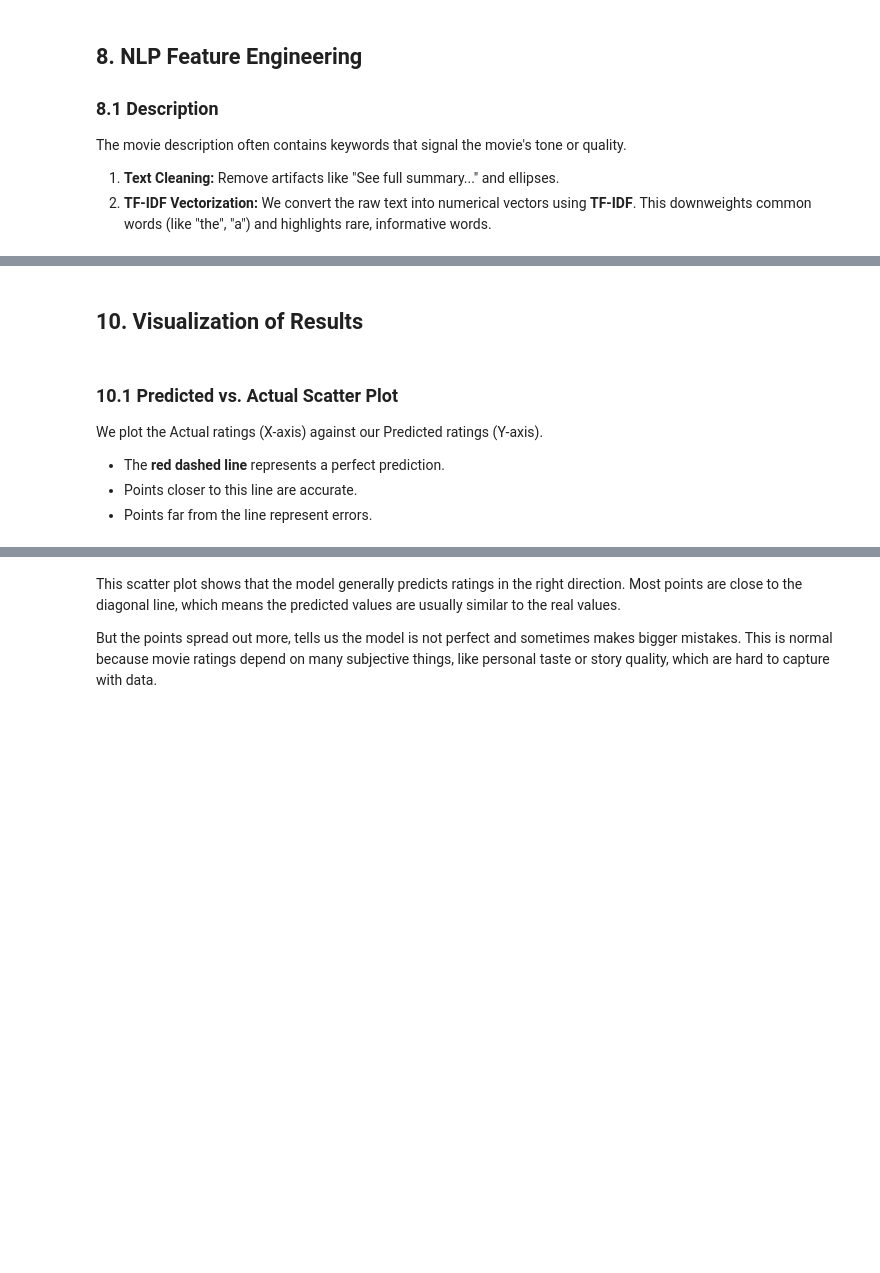
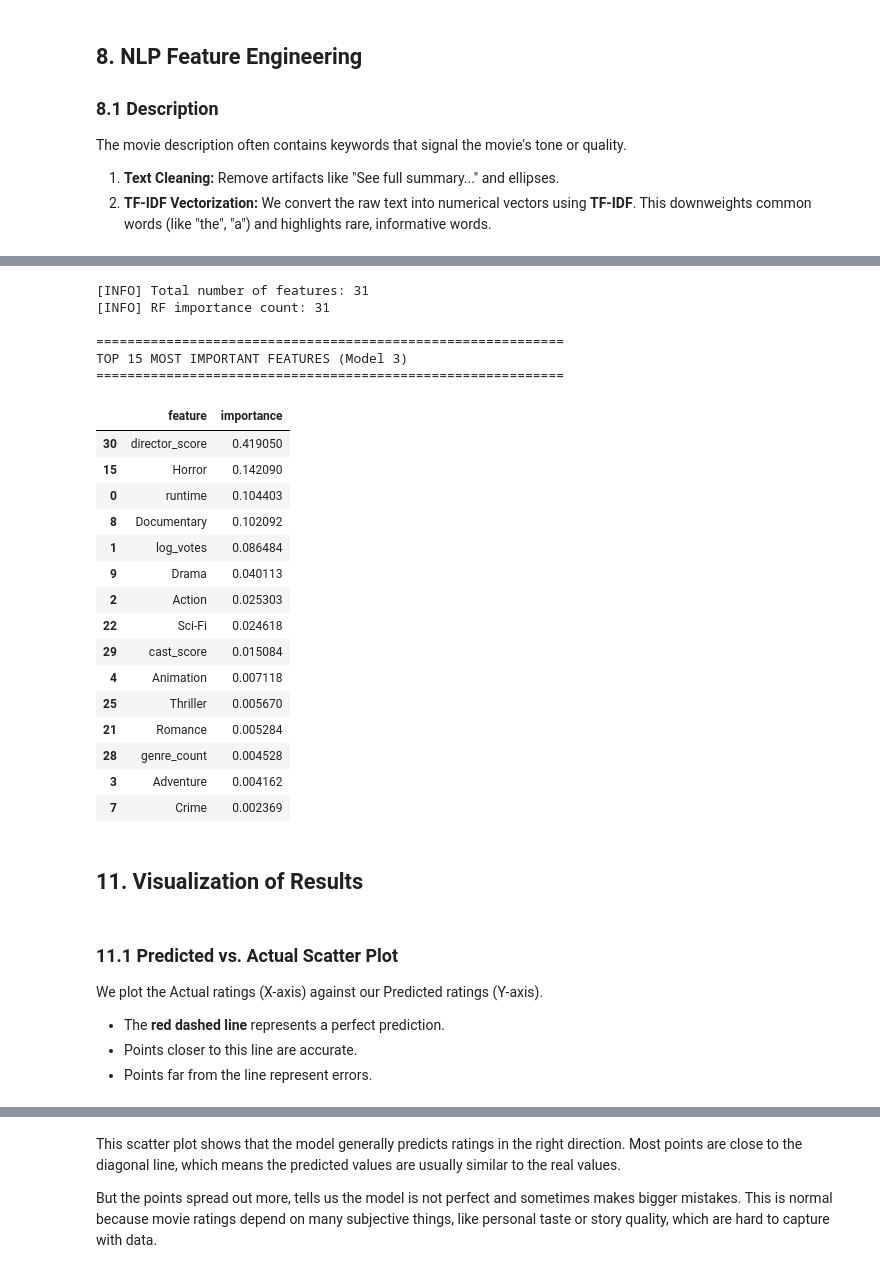
Before and after one commit to Berilay6/Movie_IMDb_Prediction, a Jupyter notebook: RandomForest.ipynb, the cells around one changed output, grey strips where cells are left out. Drawn from its saved outputs; the diff is of its cells as text; code cells hidden in the pictures; blank space fills up the shorter version.

```diff
--- a/RandomForest.ipynb
+++ b/RandomForest.ipynb
@@ -564,7 +700,54 @@ fi.head(10)   # ilk 15 özelliği göster
+# %%
+# Use the best model (Model 3) for feature importance analysis
+best_model = model3
+
+# Extract the RandomForest model (no pipeline, direct model)
+rf_model = best_model.named_steps["model"]
+
+# Get feature names from the training data used for Model 3
+feature_names = X_train_v3.columns.tolist()
+
+print(f"[INFO] Total number of features: {len(feature_names)}")
+print(f"[INFO] RF importance count: {len(rf_model.feature_importances_)}")
+
+# Create feature importance dataframe
+fi = pd.DataFrame({
+    "feature": feature_names,
+    "importance": rf_model.feature_importances_
+}).sort_values(by="importance", ascending=False)
+
+# Display top 15 most important features
+print("\n" + "="*60)
+print("TOP 15 MOST IMPORTANT FEATURES (Model 3)")
+print("="*60)
+fi.head(15)
+# %% [output]
+[INFO] Total number of features: 31
+[INFO] RF importance count: 31
+
+============================================================
+TOP 15 MOST IMPORTANT FEATURES (Model 3)
+============================================================
+|  | feature | importance |
+| 30 | director_score | 0.419050 |
+| 15 | Horror | 0.142090 |
+| 0 | runtime | 0.104403 |
+| 8 | Documentary | 0.102092 |
+| 1 | log_votes | 0.086484 |
+| 9 | Drama | 0.040113 |
+| 2 | Action | 0.025303 |
+| 22 | Sci-Fi | 0.024618 |
+| 29 | cast_score | 0.015084 |
+| 4 | Animation | 0.007118 |
+| 25 | Thriller | 0.005670 |
+| 21 | Romance | 0.005284 |
+| 28 | genre_count | 0.004528 |
+| 3 | Adventure | 0.004162 |
+| 7 | Crime | 0.002369 |
 # %% [markdown]
-## 10. Visualization of Results
+## 11. Visualization of Results
 # %% [markdown]
-### 10.1 Predicted vs. Actual Scatter Plot
+### 11.1 Predicted vs. Actual Scatter Plot
 
 We plot the Actual ratings (X-axis) against our Predicted ratings (Y-axis).
 * The **red dashed line** represents a perfect prediction.
```
Also changed, not shown: parts of 23 cells of this notebook.
